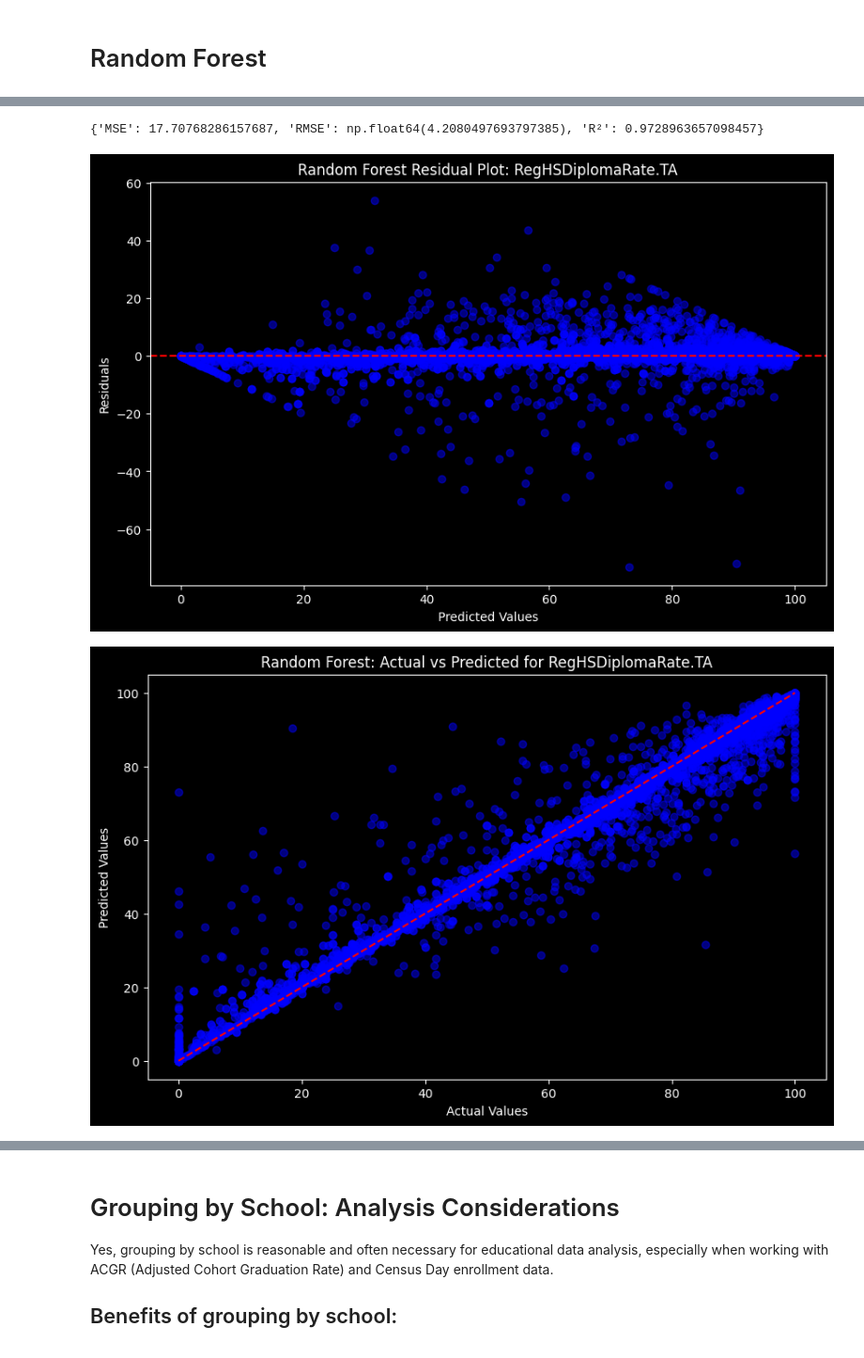
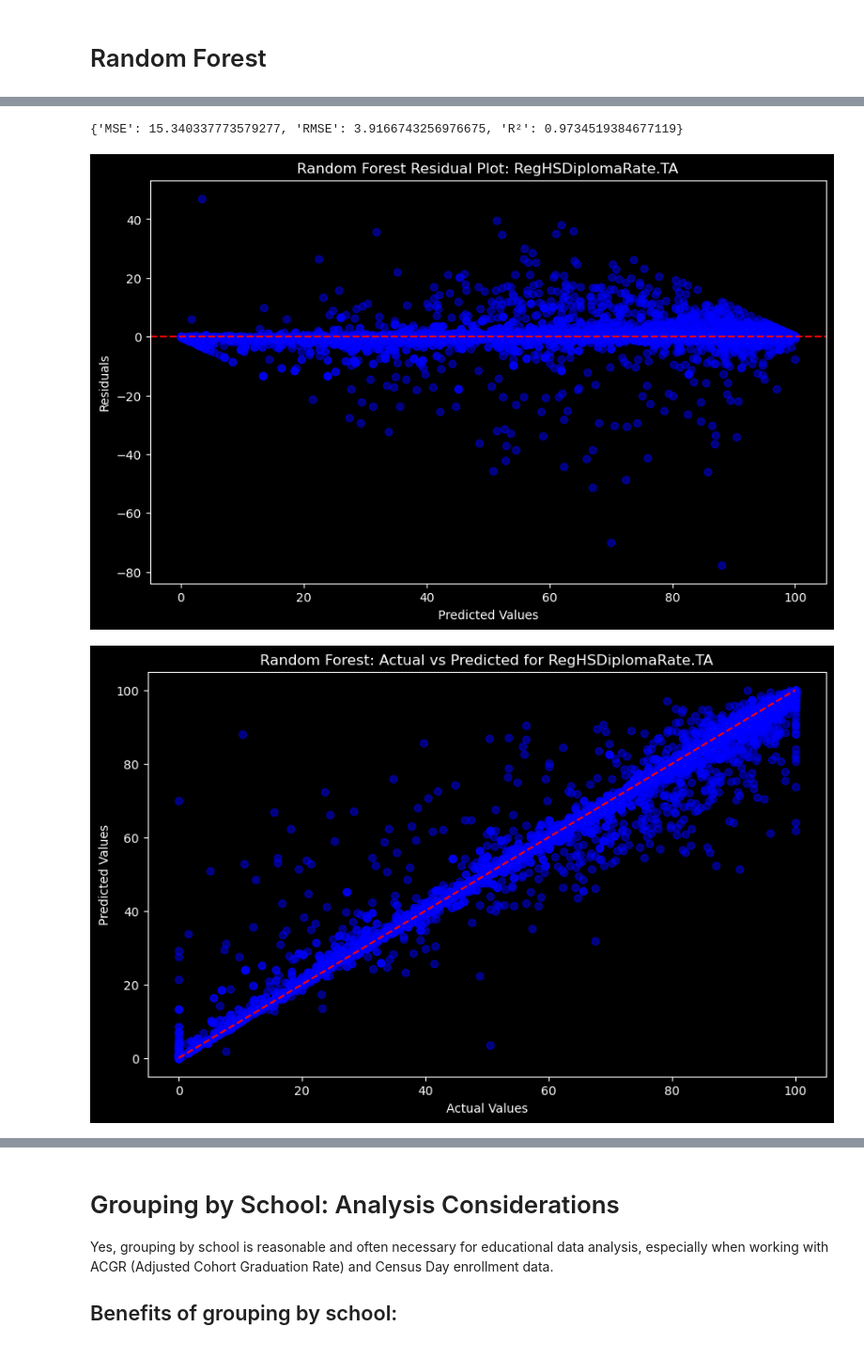
Before and after one commit to PENTASHIFT/DS-Capstone-Project, a Jupyter notebook: modeling/ACGR & Census Day/combined_wide.ipynb, the cells around one changed output, grey strips where cells are left out. Shown at 94% size. Cells and saved outputs as stored; diff of their text form; code cells hidden in the pictures.

```diff
--- a/modeling/ACGR & Census Day/combined_wide.ipynb
+++ b/modeling/ACGR & Census Day/combined_wide.ipynb
@@ -179,7 +182,17 @@ xgb_utils.plot_xgb_predicted_actual(
 # %%
 import modeling.utils.randomforest as rf_utils
 
-rf_grad = rf_utils.train_random_forest_model(merged, "RegHSDiplomaRate.TA", columns_to_drop)
+# Handle missing values before passing to random forest
+merged_clean = merged.copy()
+merged_clean = merged_clean.select_dtypes(include=[np.number])  # Keep only numeric columns
+merged_clean = merged_clean.fillna(merged_clean.mean())  # Impute with mean
+
+# Filter columns_to_drop to include only columns that exist in merged_clean
+columns_to_drop_filtered = [col for col in columns_to_drop if col in merged_clean.columns]
+
+# Now use the cleaned data
+rf_grad = rf_utils.train_random_forest_model(merged_clean, "RegHSDiplomaRate.TA", columns_to_drop_filtered)
+
 print(rf_grad["metrics"])
 rf_utils.plot_rf_residuals(rf_grad["y_test"], rf_grad["y_pred"], "RegHSDiplomaRate.TA")
 rf_utils.plot_rf_actual_predicted(rf_grad["y_test"], rf_grad["y_pred"], "RegHSDiplomaRate.TA")
@@ -188,4 +201,4 @@ rf_utils.plot_rf_actual_predicted(rf_grad["y_test"], rf_grad["y_pred"], "RegHSDi
-{'MSE': 17.70768286157687, 'RMSE': np.float64(4.2080497693797385), 'R²': 0.9728963657098457}
+{'MSE': 15.340337773579277, 'RMSE': 3.9166743256976675, 'R²': 0.9734519384677119}
-[figure, old version]
+[figure, new version]
-[figure, old version]
+[figure, new version]
 # %%
```
Also changed, not shown: parts of 10 cells of this notebook, 2 other files.
